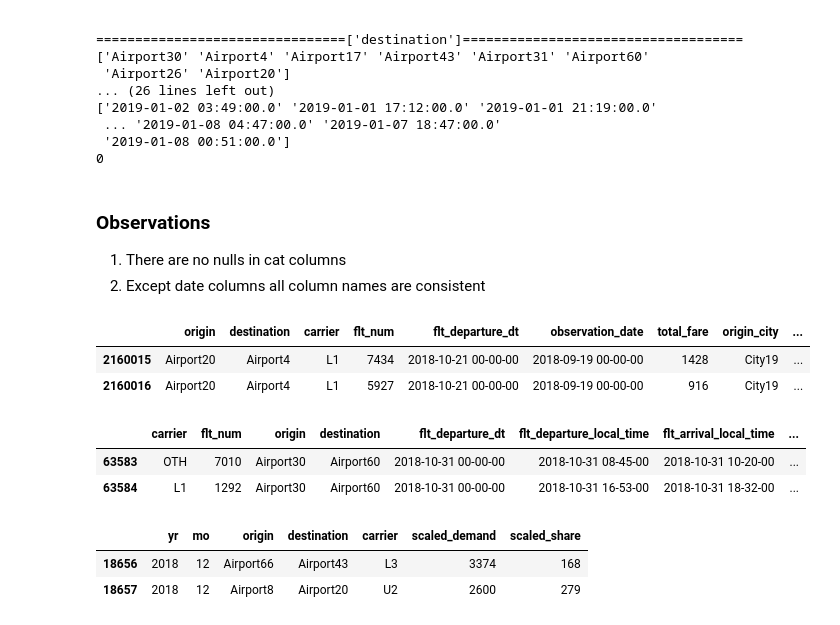
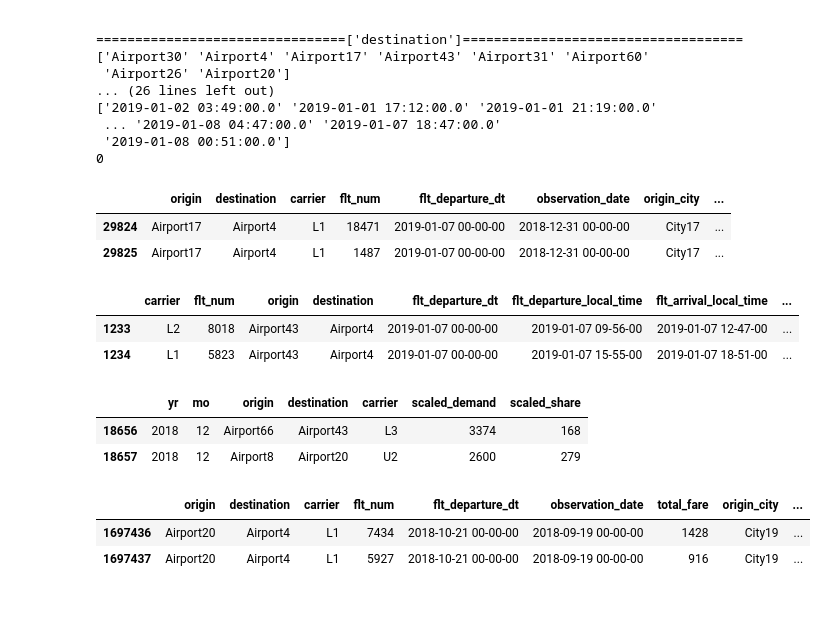
Before and after one commit to pushpander1010/united_assignment, a Jupyter notebook: united.ipynb, the cells around one changed output. Drawn from its saved outputs; the diff is of its cells as text; code cells hidden in the pictures.

```diff
--- a/united.ipynb
+++ b/united.ipynb
@@ -11,9 +43,9 @@ warnings.filterwarnings('ignore')
 
 #Train Dataframe
 service_index_df=pd.read_csv("training\\training\\service_index.csv",index_col=0)
-train_fares_df=pd.read_csv("training\\training\\train_fares.csv",index_col=0)
+train_fares_df=pd.read_csv("training\\training\\train_fares.csv",index_col=0,on_bad_lines='skip', engine='python')
 train_schedules_df=pd.read_csv("training\\training\\train_schedules.csv",index_col=0)
 
 #Test Dataframe
-test_fares_df=pd.read_csv("test\\test\\test_fares_data.csv",index_col=0)
+test_fares_df=pd.read_csv("test\\test\\test_fares_data.csv",index_col=0, engine='python')
 test_schedules_df=pd.read_csv("test\\test\\test_schedules.csv",index_col=0)
@@ -19,0 +57,5 @@ test_schedules_df=pd.read_csv("test\\test\\test_schedules.csv",index_col=0)
+# %%
+for df in [service_index_df,train_fares_df,train_schedules_df,test_fares_df,test_schedules_df]:
+  print(df.duplicated().sum())
+  print(df.isna().sum())
+  df.drop_duplicates(inplace=True)
@@ -43,10 +103,6 @@ data_check(test_schedules_df)
  ... '2019-01-08 04:47:00.0' '2019-01-07 18:47:00.0'
  '2019-01-08 00:51:00.0']
 0
-# %% [markdown]
-### Observations
-1. There are no nulls in cat columns
-2. Except date columns all column names are consistent
 # %%
 #Make date consistent in all
 def make_date_consistent(df,sample_size=500):
@@ -57,11 +113,7 @@ def make_date_consistent(df,sample_size=500):
 
         parsed = pd.to_datetime(sample, errors='coerce')
         if parsed.notna().all():
-            df[col] = pd.to_datetime(df[col], errors='coerce')
-            if not 'yr' in df.columns:
-                df['yr'] = df[col].dt.year
-                df['mo'] = df[col].dt.month
-            df[col]=df[col].dt.strftime('%Y-%m-%d %H-%M-%S')
+            df[col] = pd.to_datetime(df[col], errors='coerce').dt.strftime('%Y-%m-%d %H-%M-%S')
     return df
 
 
@@ -70,14 +144,38 @@ for df in [service_index_df,train_fares_df,train_schedules_df,test_fares_df,test
+# %%
+service_mapping=service_index_df.groupby(
+    ['mo','origin','destination','carrier']
+).agg(
+    {'scaled_demand':'mean',
+     'scaled_share':'mean'}
+)
+df_train = df_train.merge(
+    service_mapping,
+    on=['mo','origin','destination','carrier'],
+    how='left',
+    validate='many_to_one'
+)
+
+df_test = df_test.merge(
+    service_mapping,
+    on=['mo','origin','destination','carrier'],
+    how='left',
+    validate='many_to_one'
+)
 # %%
-display(train_fares_df.tail(2))
-display(train_schedules_df.tail(2))
+display(test_fares_df.tail(2))
+display(test_schedules_df.tail(2))
 display(service_index_df.tail(2))
+display(df_train.tail(2))
 # %% [output]
-|  | origin | destination | carrier | flt_num | flt_departure_dt | observation_date | total_fare | origin_city | ... |
-| 2160015 | Airport20 | Airport4 | L1 | 7434 | 2018-10-21 00-00-00 | 2018-09-19 00-00-00 | 1428 | City19 | ... |
-| 2160016 | Airport20 | Airport4 | L1 | 5927 | 2018-10-21 00-00-00 | 2018-09-19 00-00-00 | 916 | City19 | ... |
+|  | origin | destination | carrier | flt_num | flt_departure_dt | observation_date | origin_city | ... |
+| 29824 | Airport17 | Airport4 | L1 | 18471 | 2019-01-07 00-00-00 | 2018-12-31 00-00-00 | City17 | ... |
+| 29825 | Airport17 | Airport4 | L1 | 1487 | 2019-01-07 00-00-00 | 2018-12-31 00-00-00 | City17 | ... |
 |  | carrier | flt_num | origin | destination | flt_departure_dt | flt_departure_local_time | flt_arrival_local_time | ... |
-| 63583 | OTH | 7010 | Airport30 | Airport60 | 2018-10-31 00-00-00 | 2018-10-31 08-45-00 | 2018-10-31 10-20-00 | ... |
-| 63584 | L1 | 1292 | Airport30 | Airport60 | 2018-10-31 00-00-00 | 2018-10-31 16-53-00 | 2018-10-31 18-32-00 | ... |
+| 1233 | L2 | 8018 | Airport43 | Airport4 | 2019-01-07 00-00-00 | 2019-01-07 09-56-00 | 2019-01-07 12-47-00 | ... |
+| 1234 | L1 | 5823 | Airport43 | Airport4 | 2019-01-07 00-00-00 | 2019-01-07 15-55-00 | 2019-01-07 18-51-00 | ... |
 |  | yr | mo | origin | destination | carrier | scaled_demand | scaled_share |
 | 18656 | 2018 | 12 | Airport66 | Airport43 | L3 | 3374 | 168 |
 | 18657 | 2018 | 12 | Airport8 | Airport20 | U2 | 2600 | 279 |
+|  | origin | destination | carrier | flt_num | flt_departure_dt | observation_date | total_fare | origin_city | ... |
+| 1697436 | Airport20 | Airport4 | L1 | 7434 | 2018-10-21 00-00-00 | 2018-09-19 00-00-00 | 1428 | City19 | ... |
+| 1697437 | Airport20 | Airport4 | L1 | 5927 | 2018-10-21 00-00-00 | 2018-09-19 00-00-00 | 916 | City19 | ... |
```
Also changed, not shown: parts of 18 cells of this notebook.
